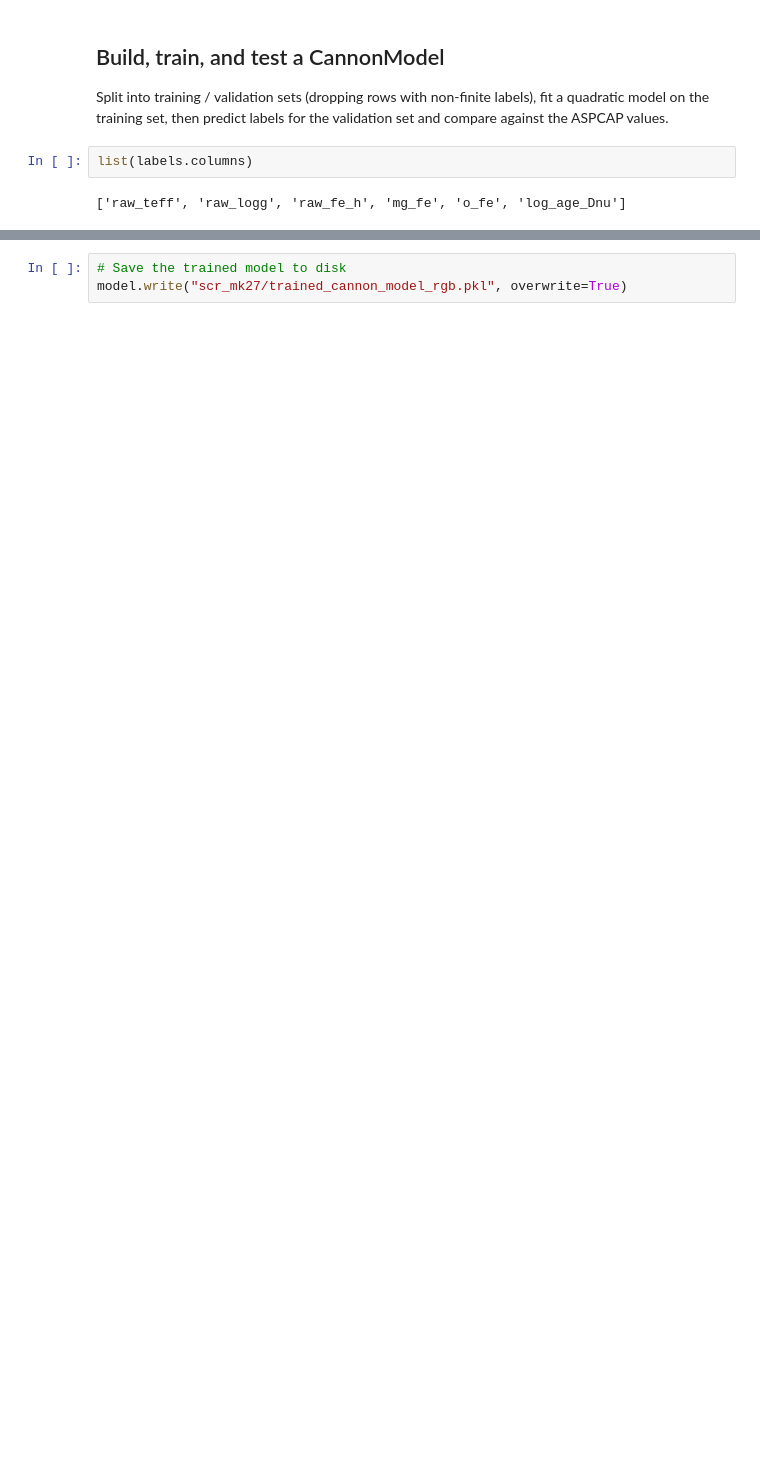
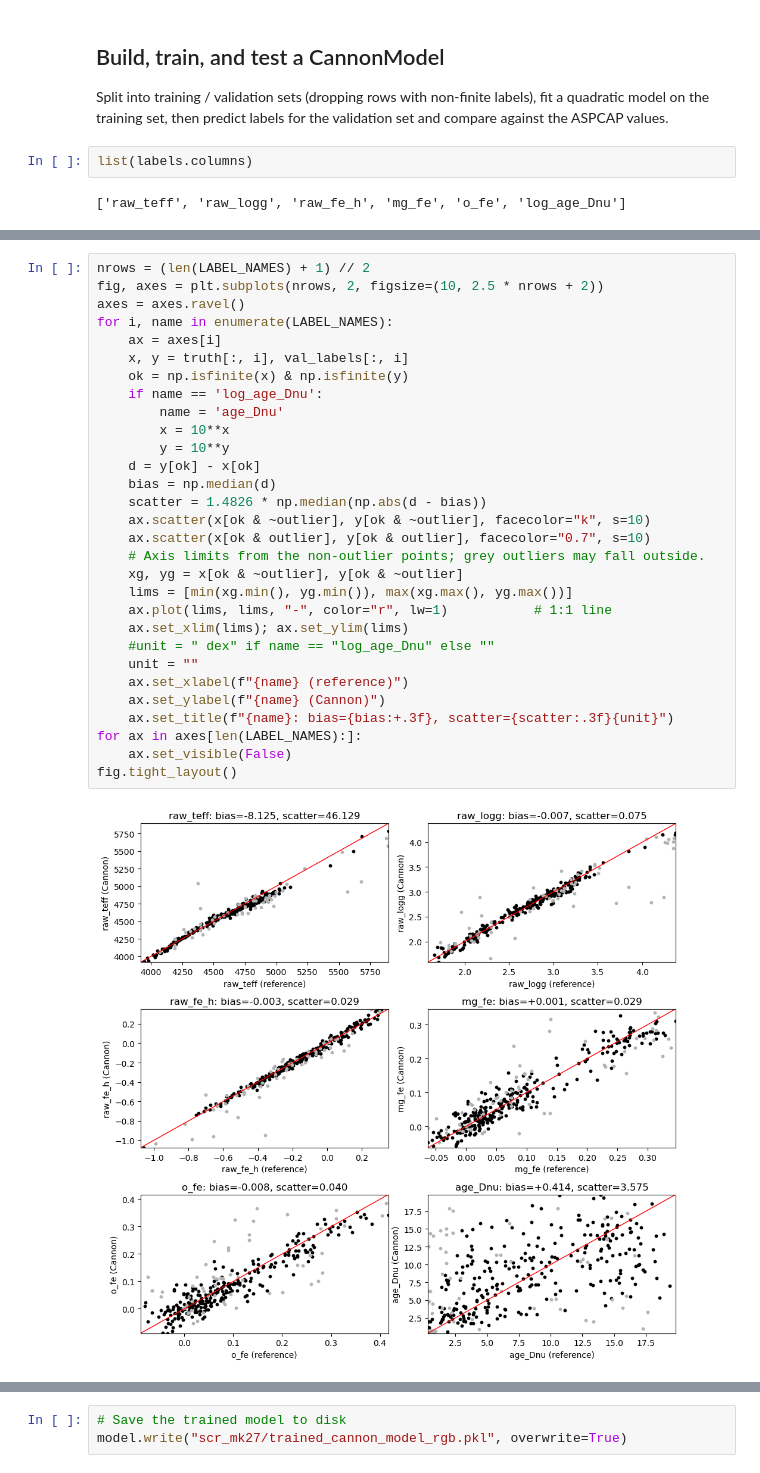
Before and after one commit to maja-jablonska/AnniesLasso, a Jupyter notebook: notebooks/start.ipynb, the cells around one changed output, grey strips where cells are left out. Drawn from its saved outputs; the diff is of its cells as text; blank space fills up the shorter version.

```diff
--- a/notebooks/start.ipynb
+++ b/notebooks/start.ipynb
@@ -403 +447,33 @@ fig.tight_layout()
+# %%
+nrows = (len(LABEL_NAMES) + 1) // 2
+fig, axes = plt.subplots(nrows, 2, figsize=(10, 2.5 * nrows + 2))
+axes = axes.ravel()
+for i, name in enumerate(LABEL_NAMES):
+    ax = axes[i]
+    x, y = truth[:, i], val_labels[:, i]
+    ok = np.isfinite(x) & np.isfinite(y)
+    if name == 'log_age_Dnu':
+        name = 'age_Dnu'
+        x = 10**x
+        y = 10**y
+    d = y[ok] - x[ok]
+    bias = np.median(d)
+    scatter = 1.4826 * np.median(np.abs(d - bias))
+    ax.scatter(x[ok & ~outlier], y[ok & ~outlier], facecolor="k", s=10)
+    ax.scatter(x[ok & outlier], y[ok & outlier], facecolor="0.7", s=10)
+    # Axis limits from the non-outlier points; grey outliers may fall outside.
+    xg, yg = x[ok & ~outlier], y[ok & ~outlier]
+    lims = [min(xg.min(), yg.min()), max(xg.max(), yg.max())]
+    ax.plot(lims, lims, "-", color="r", lw=1)           # 1:1 line
+    ax.set_xlim(lims); ax.set_ylim(lims)
+    #unit = " dex" if name == "log_age_Dnu" else ""
+    unit = ""
+    ax.set_xlabel(f"{name} (reference)")
+    ax.set_ylabel(f"{name} (Cannon)")
+    ax.set_title(f"{name}: bias={bias:+.3f}, scatter={scatter:.3f}{unit}")
+for ax in axes[len(LABEL_NAMES):]:
+    ax.set_visible(False)
+fig.tight_layout()
+# %% [output]
+[figure, added]
 # %%
```
Also changed, not shown: parts of 14 cells of this notebook, 1 other file.
